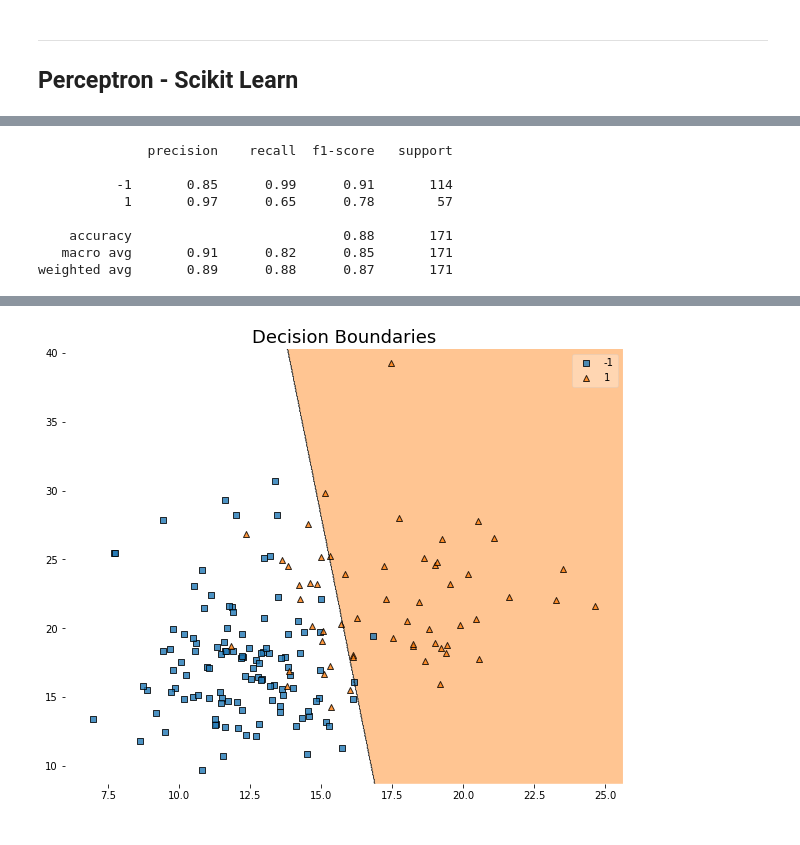
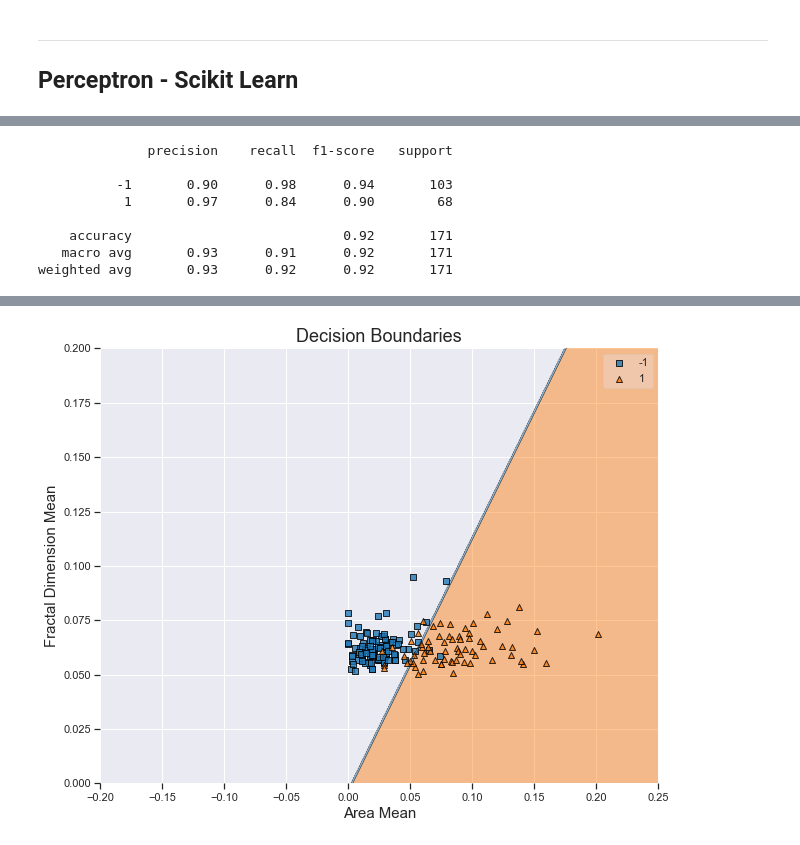
Before and after one commit to TrellixVulnTeam/ThanhLa_Data4319_2I89, a Jupyter notebook: 2. The Perceptron/source_2.ipynb, the cells around one changed output, grey strips where cells are left out. Cells and saved outputs as stored; diff of their text form; code cells hidden in the pictures.

```diff
--- a/2. The Perceptron/source_2.ipynb
+++ b/2. The Perceptron/source_2.ipynb
@@ -14,7 +15,7 @@ from mlxtend.plotting import plot_decision_regions
 
 sns.set_theme()
 # %%
-df = pd.read_csv('D:/Study/UHD/6.Spring 2022/data 4319 final project/Major Project/0. Explore Data/df_workfile.csv')
+df = pd.read_csv('D:/Study/UHD/6.Spring 2022/data 4319 final project/Major Project/1. Explore Data/df_workfile.csv')
 # df.info()
 df.drop(columns=df.columns[0], axis=1, inplace=True)
 
@@ -29,6 +30,6 @@ df.head()
 # %%
 # X = df.drop('diagnosis', axis = 1).values
-X = df[["radius_mean", "texture_mean"]].values
+X = df[["concave points_mean", "fractal_dimension_mean"]].values
 y = df['diagnosis']
 y = np.where(y == "B", -1, 1)
 
@@ -160,17 +177,19 @@ print(classification_report(y_test, predictions))
 # %% [output]
               precision    recall  f1-score   support
 
-          -1       0.85      0.99      0.91       114
-           1       0.97      0.65      0.78        57
+          -1       0.90      0.98      0.94       103
+           1       0.97      0.84      0.90        68
 
-    accuracy                           0.88       171
-   macro avg       0.91      0.82      0.85       171
-weighted avg       0.89      0.88      0.87       171
+    accuracy                           0.92       171
+   macro avg       0.93      0.91      0.92       171
+weighted avg       0.93      0.92      0.92       171
 # %%
 plt.figure(figsize = (10, 8))
 plot_decision_regions(X_test, y_test, clf = perceptron_model)
-plt.xlabel("", fontsize = 15)
-plt.ylabel("", fontsize = 15)
+plt.xlabel("Area Mean", fontsize = 15)
+plt.ylabel("Fractal Dimension Mean", fontsize = 15)
 plt.title("Decision Boundaries", fontsize = 18)
+plt.xlim(-0.2, 0.25)
+plt.ylim(0, 0.2)
 plt.show()
 # %% [output]
@@ -177 +198 @@ plt.show()
-[figure, old version]
+[figure, new version]
```
Also changed, not shown: parts of 13 cells of this notebook, 2 other files.
